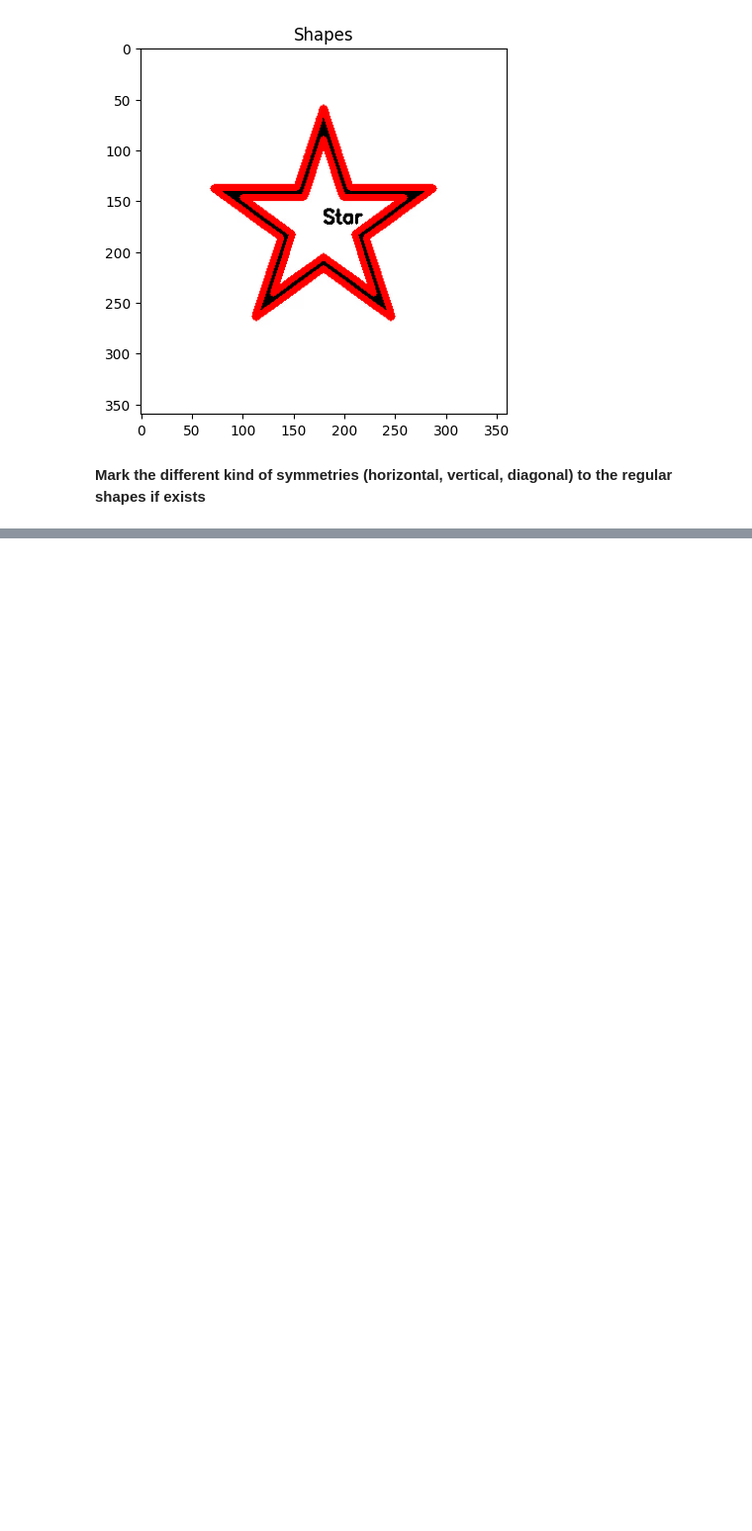
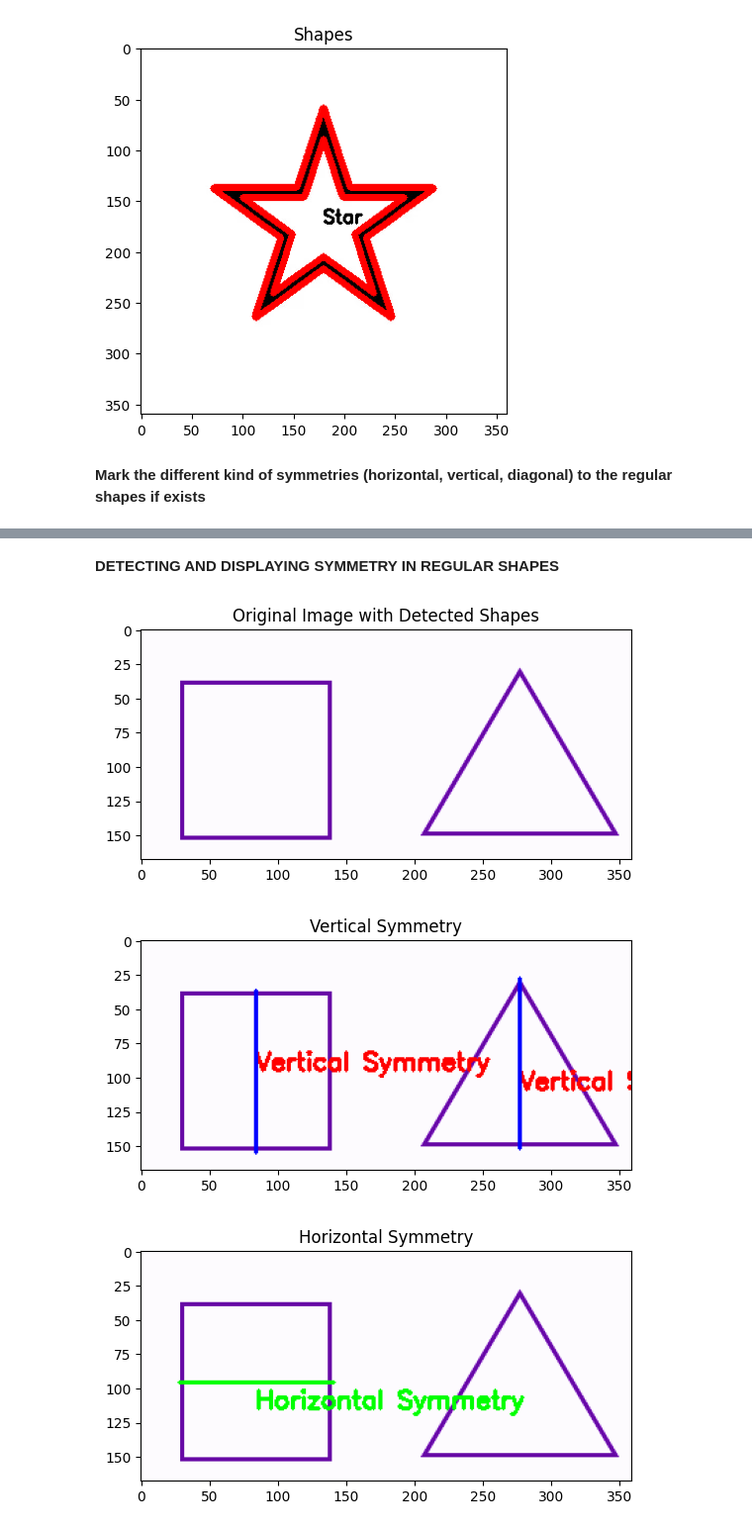
Before and after one commit to neeraja-04/CURVETOPIA, a Jupyter notebook: Curvetopia.ipynb, the cells around one changed output, grey strips where cells are left out. Shown at 99% size. Drawn from its saved outputs; the diff is of its cells as text; code cells hidden in the pictures; blank space fills up the shorter version.

```diff
--- a/Curvetopia.ipynb
+++ b/Curvetopia.ipynb
@@ -117,0 +224,13 @@ plt.show()
+# %%
+def preprocess_image(image_path, threshold_value=127):
+    # Load the image and convert it to grayscale
+    img = cv2.imread(image_path)
+    gray = cv2.cvtColor(img, cv2.COLOR_BGR2GRAY)
+
+    # Apply a binary threshold to the grayscale image
+    _, binary_threshold = cv2.threshold(gray, threshold_value, 255, cv2.THRESH_BINARY)
+
+    # Find contours in the thresholded image
+    contours, _ = cv2.findContours(binary_threshold, cv2.RETR_TREE, cv2.CHAIN_APPROX_SIMPLE)
+
+    return img, gray, contours
@@ -117,0 +239,4 @@ plt.show()
+# %%
+def annotate_image(img, text, center, color=(0, 0, 0), offset=(0, 0)):
+    cv2.putText(img, text, (center[0] + offset[0], center[1] + offset[1]),
+                cv2.FONT_HERSHEY_SIMPLEX, 0.6, color, 2)
@@ -203,0 +358,22 @@ plt.show()
+# %%
+def display_image(img, title="Image"):
+    plt.imshow(cv2.cvtColor(img, cv2.COLOR_BGR2RGB))
+    plt.title(title)
+    plt.show()
+# %% [markdown]
+**DETECTING AND DISPLAYING SYMMETRY IN REGULAR SHAPES**
+# %%
+image_path = './Images/sample1.png'
+img, gray, contours = preprocess_image(image_path)
+
+vertical_img, horizontal_img, diagonal1_img, diagonal2_img = detect_symmetry(img, gray, contours)
+
+display_image(img, "Original Image with Detected Shapes")
+display_image(vertical_img, "Vertical Symmetry")
+display_image(horizontal_img, "Horizontal Symmetry")
+display_image(diagonal1_img, "Diagonal Symmetry 1")
+display_image(diagonal2_img, "Diagonal Symmetry 2")
+# %% [output]
+[figure, added]
+[figure, added]
+[figure, added]
```
Also changed, not shown: parts of 14 cells of this notebook.
